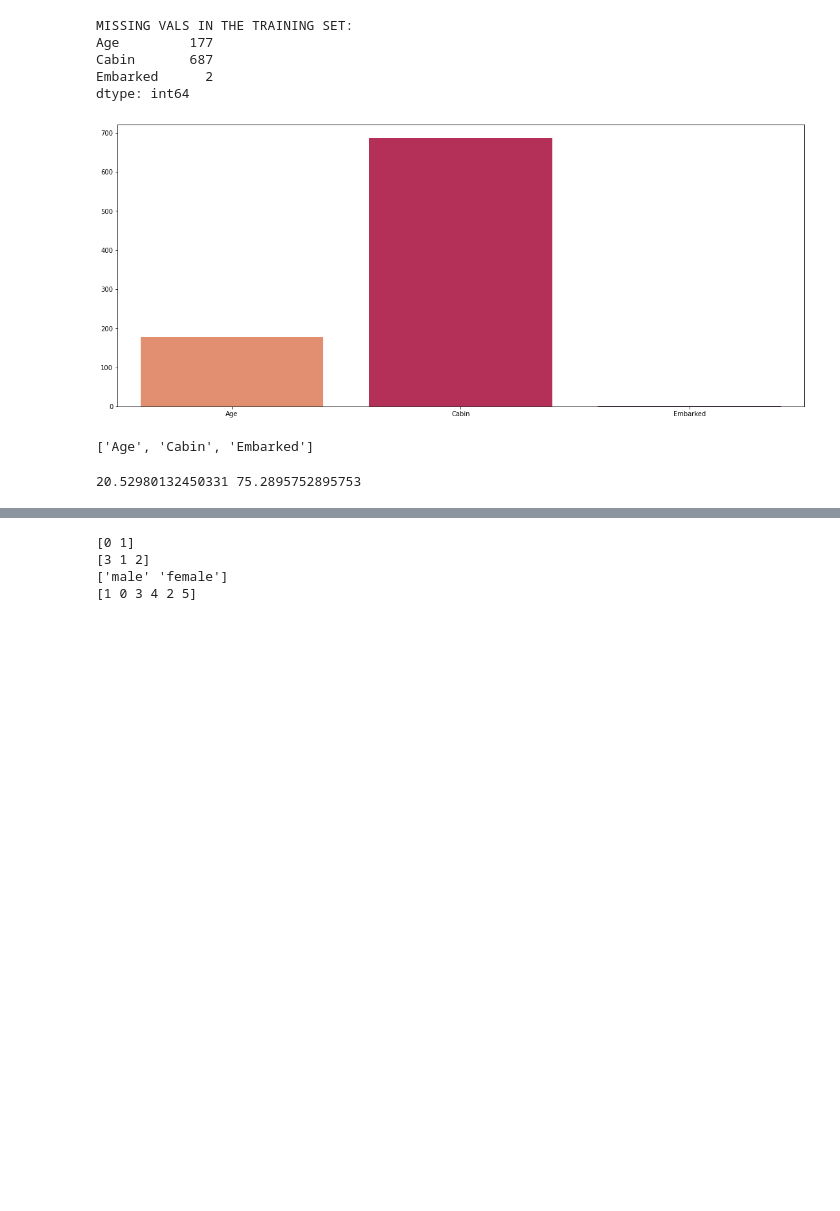
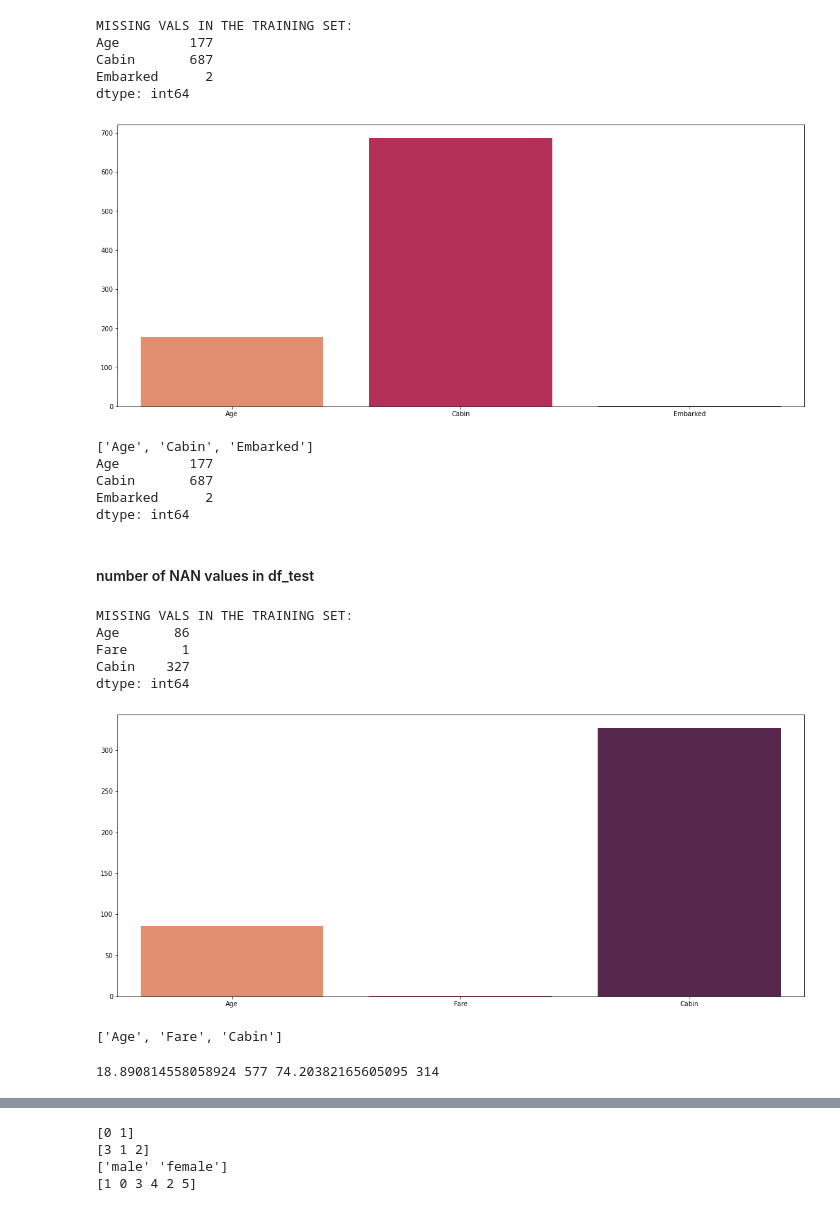
Before and after one commit to Cesar421/Titanic, a Jupyter notebook: JupyterMODEL.ipynb, the cells around one changed output, grey strips where cells are left out. Drawn from its saved outputs; the diff is of its cells as text; code cells hidden in the pictures; blank space fills up the shorter version.

```diff
--- a/JupyterMODEL.ipynb
+++ b/JupyterMODEL.ipynb
@@ -54,6 +121,7 @@ print(colored(nan_count_cols, "green"))
 sns.barplot(y=nan_count_cols, x=nan_cols, palette='rocket_r')
 plt.show()
 print(nan_cols)
+print(nan_count_cols )
 # %% [output]
 MISSING VALS IN THE TRAINING SET:
 Age         177
@@ -62,12 +130,35 @@ Embarked      2
 dtype: int64
 [figure]
 ['Age', 'Cabin', 'Embarked']
+Age         177
+Cabin       687
+Embarked      2
+dtype: int64
+# %% [markdown]
+#### number of NAN values in df_test
+# %%
+nan_cols = df_test_original.columns[df_test_original.isna().any()].tolist()
+plt.figure(figsize=(19,8))
+nan_count_cols = df_test_original[nan_cols].isna().sum()
+print("MISSING VALS IN THE TRAINING SET:")
+print(colored(nan_count_cols, "green"))
+sns.barplot(y=nan_count_cols, x=nan_cols, palette='rocket_r')
+plt.show()
+print(nan_cols)
+# %% [output]
+MISSING VALS IN THE TRAINING SET:
+Age       86
+Fare       1
+Cabin    327
+dtype: int64
+[figure, added]
+['Age', 'Fare', 'Cabin']
 # %%
-women = df_train.loc[df_train.Sex == 'female']["Survived"]
-male = df_train.loc[df_train.Sex == 'male']["Survived"]
+women = df_train_original.loc[df_train_original.Sex == 'female']["Survived"]
+male = df_train_original.loc[df_train_original.Sex == 'male']["Survived"]
 
 rate_women = sum(women)/len(women)
 rate_male = sum(male)/len(male)
-print(rate_male*100, rate_women*100)
+print(rate_male*100, len(male), rate_women*100, len(women))
 # %% [output]
-20.52980132450331 75.2895752895753
+18.890814558058924 577 74.20382165605095 314
```
Also changed, not shown: parts of 11 cells of this notebook.
